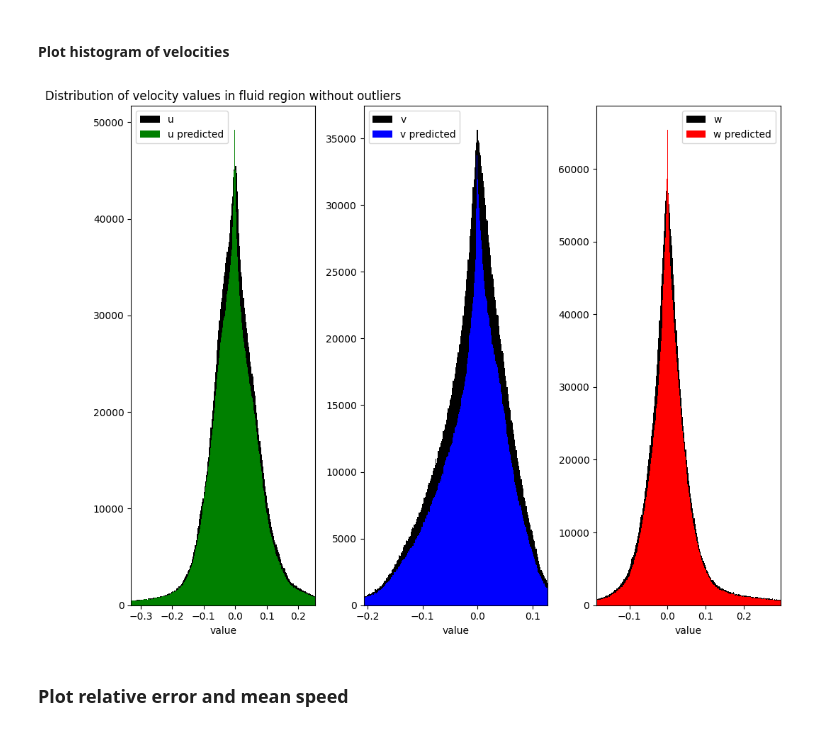
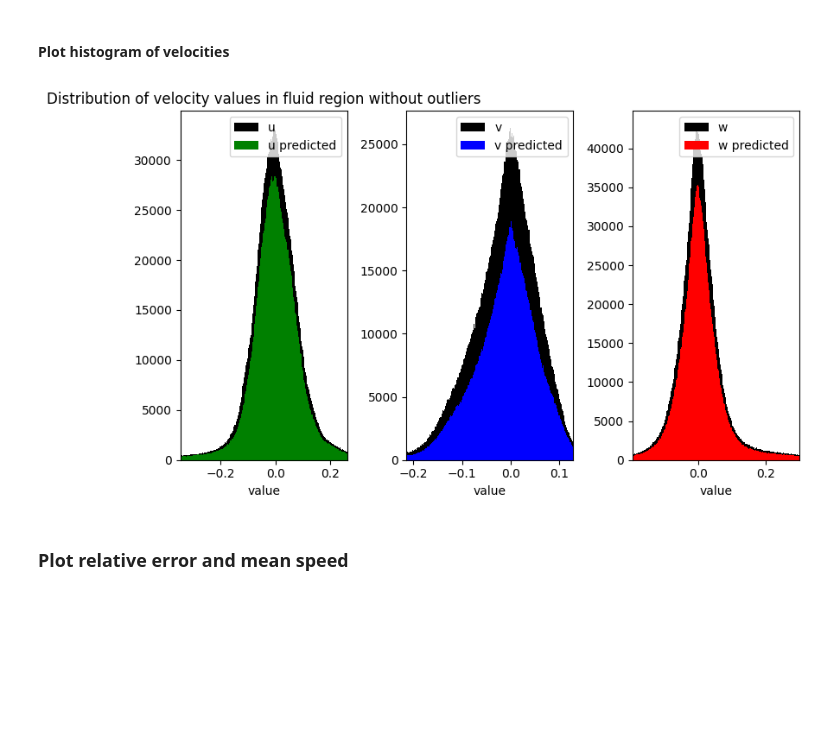
Before and after one commit to PiaaCaa/4DFlowNet, a Jupyter notebook: src/evaluate_plots.ipynb, the cells around one changed output. Drawn from its saved outputs; the diff is of its cells as text; code cells hidden in the pictures; blank space fills up the shorter version.

```diff
--- a/src/evaluate_plots.ipynb
+++ b/src/evaluate_plots.ipynb
@@ -40,12 +40,12 @@ display(df1)
 # %%
 # Define directories and filenames
 
-model_name = '20230308-1226' #'#'20230308-1226' #'20230301-1641'  '20230301-1654', '20230301-1704'
+model_name = '20230301-1641'#'20230313-0948'#'20230301-1641'  #'20230308-1226'# #'#'20230308-1226' #'20230301-1641'  '20230301-1654', '20230301-1704'
 set_name = 'Test'
 data_model= '4'
 step = 2
 
-use_dynamical_mask = True
+use_dynamical_mask = False
 # %% [markdown]
 ### Set evaluation files to compare relative error to
 # %%
@@ -102,15 +102,13 @@ def load_data(model_name, set_name, data_model, step,dynamic_mask_used, ending_f
                 else:
                     print('Create static temporal mask for model')
                     temporal_mask = create_temporal_mask(gt["mask"], h_gt['u'].shape[0])
+                gt['mask'] = temporal_mask.copy()
                 # adapt dimension
                 for vel in vel_colnames:
 
                     gt[vel] = np.asarray(h_gt[vel])
-                    pred[vel] = np.asarray(h_pred[f'{vel}_combined'])   # TODO chnaged this with new combination of all axis
-                    lr[vel] = np.asarray(h_lr[vel])[::2, :, :, :]       #TODO: this chnaged with the new loading modules
-                    #transpose for temporal resolution
-                    # pred[vel] = pred[vel].transpose(1, 0, 2, 3) #TODO changed for new csv file
-                    # print(pred[vel].shape)
+                    pred[vel] = np.asarray(h_pred[f'{vel}_combined'])
+                    lr[vel] = np.asarray(h_lr[vel])[::2, :, :, :]
 
                     # add information considering only the fluid regions
                     pred[f'{vel}_fluid'] =np.multiply(pred[vel], temporal_mask)
@@ -470,7 +485,7 @@ interactive(children=(IntSlider(value=5, description='frame', max=49), IntSlider
 #### Plot histogram of velocities
 # %%
 compare_velocitywise = False
-
+plt.figure(figsize=(8, 5))
 
 if compare_velocitywise:
 
@@ -494,34 +509,34 @@ if compare_velocitywise:
     #plt.title("Distribution of velocity values in fluid region without outliers")
     plt.legend()
     plt.show()
 
 else:
     plt.subplot(1, 3, 1)
     plt.hist(gt["u"][np.where(temporal_mask !=0)].flatten(), bins = 1000, color='black', label = 'u')
     plt.hist(pred["u"][np.where(temporal_mask !=0)].flatten(), bins = 1000, color='g', label = 'u predicted')
     plt.xlim(np.quantile(gt["u"][np.where(temporal_mask !=0)].flatten(), 0.01), np.quantile(gt["u"][np.where(temporal_mask !=0)].flatten(), 0.99))
     plt.xlabel('value')
     plt.title("Distribution of velocity values in fluid region without outliers")
     plt.legend()
 
     plt.subplot(1, 3, 2)
     plt.hist(gt["v"][np.where(temporal_mask !=0)].flatten(), bins = 1000,  color='black', label = 'v')
     plt.hist(pred["v"][np.where(temporal_mask !=0)].flatten(), bins = 1000,  color='b', label = 'v predicted')
     plt.xlim(np.quantile(gt["v"][np.where(temporal_mask !=0)].flatten(), 0.01), np.quantile(gt["v"][np.where(temporal_mask !=0)].flatten(), 0.99))
     plt.legend()
     plt.xlabel('value')
 
     plt.subplot(1, 3, 3)
     plt.hist(gt["w"][np.where(temporal_mask !=0)].flatten(), bins = 1000,  color='black', label = 'w')
     plt.hist(pred["w"][np.where(temporal_mask !=0)].flatten(), bins = 1000,  color='r', label = 'w predicted')
     plt.xlim(np.quantile(gt["w"][np.where(temporal_mask !=0)].flatten(), 0.01), np.quantile(gt["w"][np.where(temporal_mask !=0)].flatten(), 0.99))
     plt.xlabel('value')
     #plt.title("Distribution of velocity values in fluid region without outliers")
     plt.legend()
     plt.tight_layout()
     plt.show()
 # %% [output]
-[figure, old version]
+[figure, new version]
 # %% [markdown]
 ### Plot relative error and mean speed
 # %%
```
Also changed, not shown: parts of 31 cells of this notebook, 4 other files.
